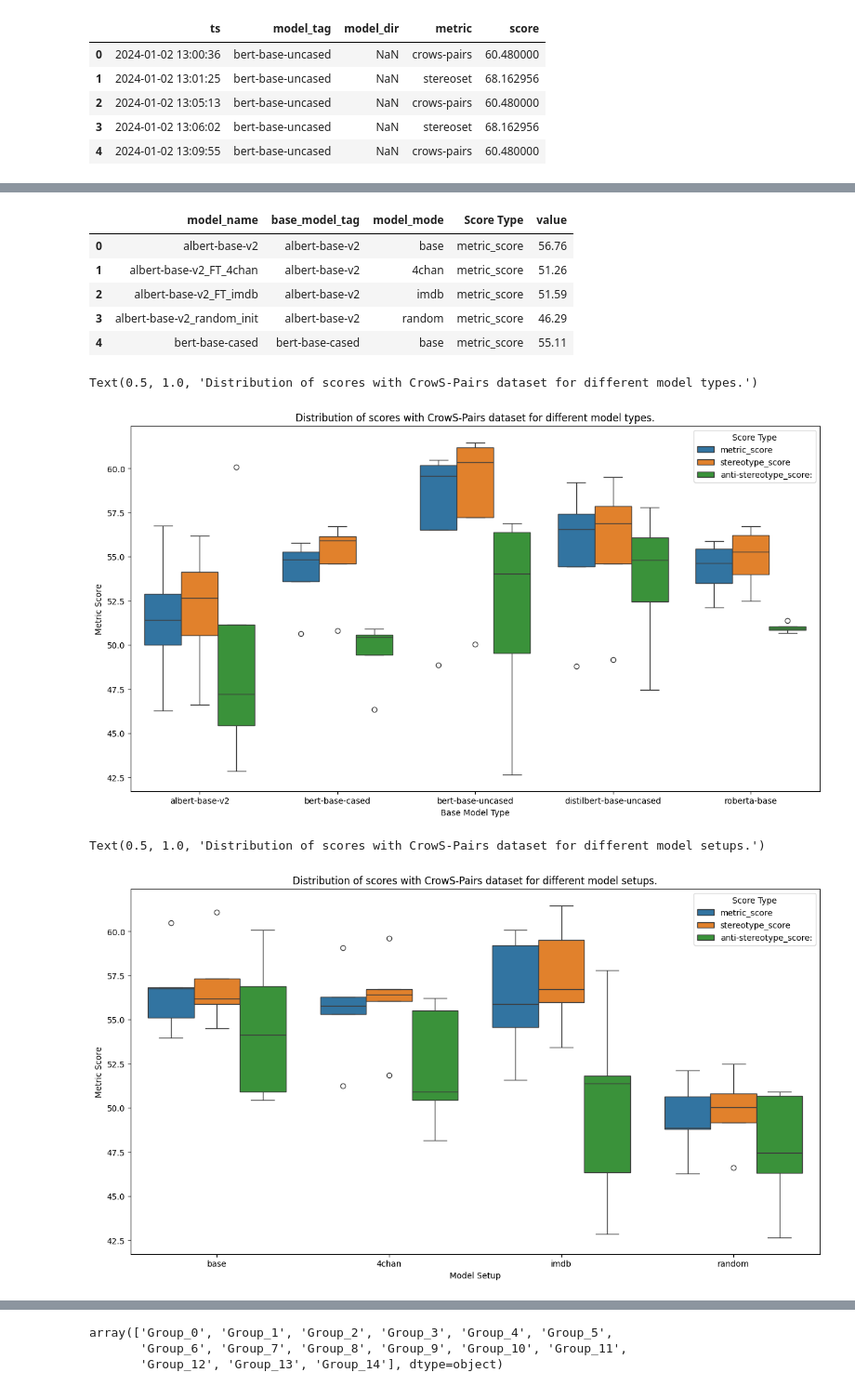
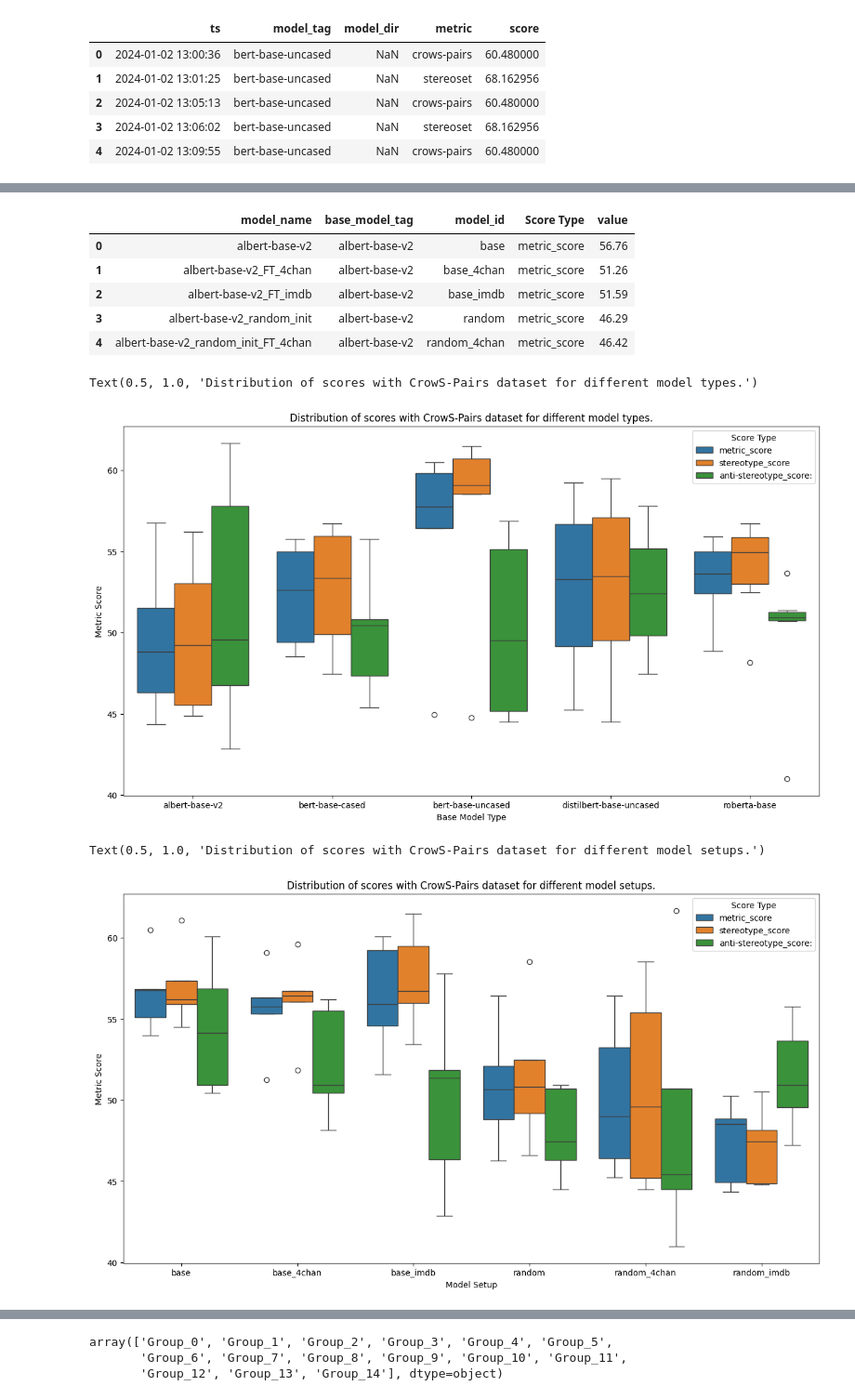
Before and after one commit to WizIshan/TUM_Thesis, a Jupyter notebook: src/viz.ipynb, the cells around one changed output, grey strips where cells are left out. Shown at 93% size. Cells and saved outputs as stored; diff of their text form; code cells hidden in the pictures.

```diff
--- a/src/viz.ipynb
+++ b/src/viz.ipynb
@@ -4,7 +4,7 @@ import numpy as np
 import matplotlib.pyplot as plt
 import seaborn as sns
 # %%
-scores = pd.read_excel('../../files/master_results.xlsx',sheet_name=None)
+scores = pd.read_excel('../data/results/master_results.xlsx',sheet_name=None)
 # %%
 scores['consolidated']
 # %% [output]
@@ -95,7 +123,7 @@ cp = scores['crows-pairs']
 ## Dropping all duplicated rows
 cp = cp.drop_duplicates(subset=['model_name','metric'],keep='last').sort_values('model_name').reset_index(drop = True)
 cp['base_model_tag'] = cp['model_name'].apply(lambda x : x.split('_')[0])
-cp['model_mode'] = cp['model_name'].apply(lambda x : separate_model_mode(x))
+cp['is_random'],cp['model_mode'],cp['ft_ds'],cp['model_id'] = zip(*cp['model_name'].map(separate_model_mode))
 cp.head()
 # %% [output]
 |  | total_examples | metric_score | stereotype_score | anti-stereotype_score: | num_neutral | ts | ... |
@@ -109,14 +146,14 @@ cp[['metric_score','base_model_tag','model_mode']].pivot(index='base_model_tag',
 # %%
-cp_long = pd.melt(cp,value_vars=['metric_score','stereotype_score','anti-stereotype_score:'],id_vars=['model_name','base_model_tag','model_mode'],
+cp_long = pd.melt(cp,value_vars=['metric_score','stereotype_score','anti-stereotype_score:'],id_vars=['model_name','base_model_tag','model_id'],
                   var_name = 'Score Type')
 cp_long.head()
 # %% [output]
-|  | model_name | base_model_tag | model_mode | Score Type | value |
+|  | model_name | base_model_tag | model_id | Score Type | value |
 | 0 | albert-base-v2 | albert-base-v2 | base | metric_score | 56.76 |
-| 1 | albert-base-v2_FT_4chan | albert-base-v2 | 4chan | metric_score | 51.26 |
-| 2 | albert-base-v2_FT_imdb | albert-base-v2 | imdb | metric_score | 51.59 |
+| 1 | albert-base-v2_FT_4chan | albert-base-v2 | base_4chan | metric_score | 51.26 |
+| 2 | albert-base-v2_FT_imdb | albert-base-v2 | base_imdb | metric_score | 51.59 |
 | 3 | albert-base-v2_random_init | albert-base-v2 | random | metric_score | 46.29 |
-| 4 | bert-base-cased | bert-base-cased | base | metric_score | 55.11 |
+| 4 | albert-base-v2_random_init_FT_4chan | albert-base-v2 | random_4chan | metric_score | 46.42 |
 # %%
 fig, ax = plt.subplots(figsize=(15, 8))
 sns.boxplot(x='base_model_tag', y='value', hue='Score Type', data=cp_long, ax = ax)
@@ -125,17 +162,17 @@ plt.ylabel('Metric Score')
 plt.title('Distribution of scores with CrowS-Pairs dataset for different model types.')
 # %% [output]
 Text(0.5, 1.0, 'Distribution of scores with CrowS-Pairs dataset for different model types.')
-[figure, old version]
+[figure, new version]
 # %%
 # cp.boxplot(column='metric_score',by='model_mode', figsize = (10,8))
 fig, ax = plt.subplots(figsize=(15, 8))
-sns.boxplot(x='model_mode', y='value', hue='Score Type', data=cp_long, ax = ax)
+sns.boxplot(x='model_id', y='value', hue='Score Type', data=cp_long, ax = ax)
 plt.xlabel('Model Setup')
 plt.ylabel('Metric Score')
 plt.title('Distribution of scores with CrowS-Pairs dataset for different model setups.')
 # %% [output]
 Text(0.5, 1.0, 'Distribution of scores with CrowS-Pairs dataset for different model setups.')
-[figure, old version]
+[figure, new version]
 # %%
 stereo = scores['stereoset']
 ## Dropping all duplicated rows
```
Also changed, not shown: parts of 24 cells of this notebook, 6 other files.
